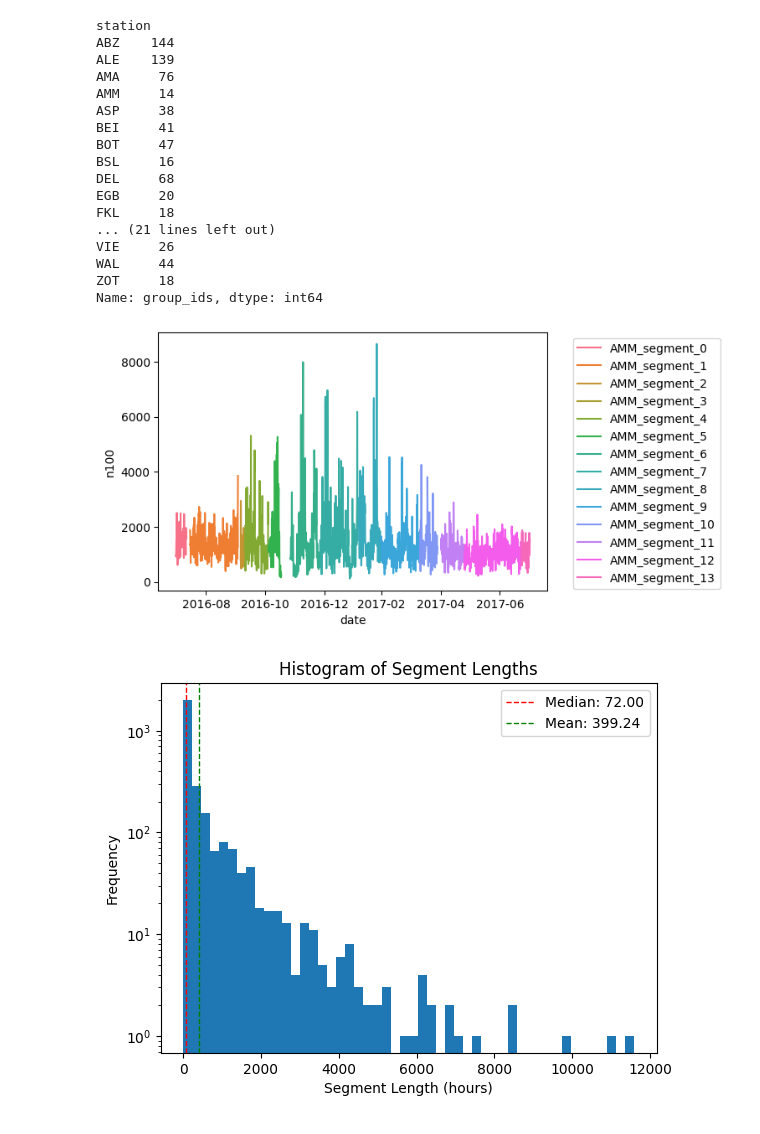
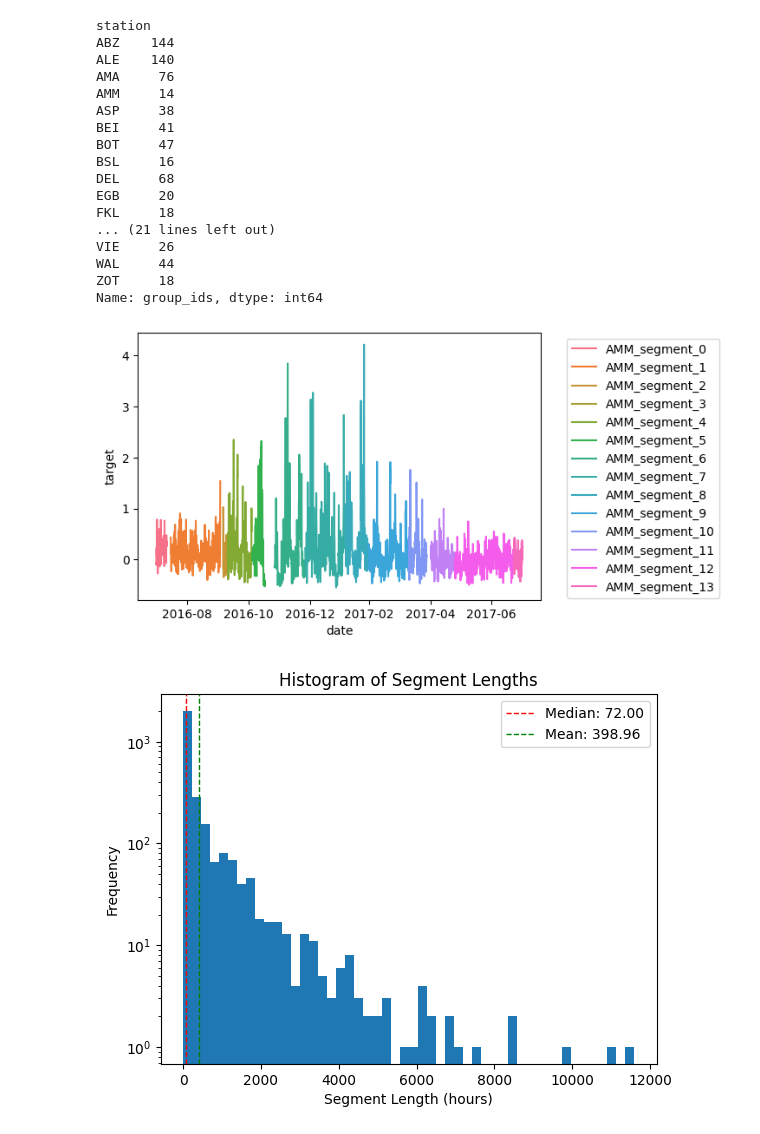
Before and after one commit to deinal/gap-fill-ccn, a Jupyter notebook: create_dataloader.ipynb, the cells around one changed output. Drawn from its saved outputs; the diff is of its cells as text; code cells hidden in the pictures.

Commit message:
Try standard scaling

```diff
--- a/create_dataloader.ipynb
+++ b/create_dataloader.ipynb
@@ -33,7 +33,9 @@ loc = ['latitude', 'longitude', 'altitude']
 
 env_types = ['env_type_coastal', 'env_type_remote', 'env_type_rural', 'env_type_rural_regional_background', 'env_type_urban', 'env_type_urban_background']
 
-log_transform = aerosols + gases + met
+feature_list = gases + met + aerosols + loc + env_types
+
+# log_transform = aerosols + gases + met
 
 # log-transforming the selected variables, setting negative values to the minimum observed positive value
 # for v in log_transform:
@@ -43,5 +45,25 @@ log_transform = aerosols + gases + met
 # data['n100'] = data['n100'].apply(lambda x: np.log(n100_positive_min) if (x < 0) else x)
 # data['n100'] = data['n100'].apply(lambda x: np.log(x) if pd.notnull(x) else np.nan)
 
+data.rename(columns={'n100': 'target'}, inplace=True)
+
+std_columns = gases + met + aerosols + ['target']
+
+# Calculate mean and standard deviation for each feature
+means = data[std_columns].mean()
+stds = data[std_columns].std()
+
+# Store the values in a dictionary for each feature
+scaler_params = {}
+for feature in std_columns:
+    scaler_params[feature] = {
+        'mean': means[feature],
+        'std': stds[feature]
+    }
+
+# Standardize the data
+for feature in std_columns:
+    data[feature] = (data[feature] - scaler_params[feature]['mean']) / scaler_params[feature]['std']
+
 data.head()
 # %% [output]
@@ -59,7 +79,7 @@ feature_list = gases + met + aerosols + loc + env_types
 data = data.dropna(axis=0)
 
 # Compute the difference between consecutive rows
-differences = data['n100'].diff()
+differences = data['target'].diff()
 
 # Filter out rows where the difference is zero
 data = data[differences != 0]
@@ -93,7 +113,7 @@ data.groupby('station')['group_ids'].nunique()
 # %% [output]
 station
 ABZ    144
-ALE    139
+ALE    140
 AMA     76
 AMM     14
 ASP     38
@@ -111,17 +131,17 @@ Name: group_ids, dtype: int64
 # %%
 # Filter the data for station ZOT
 filtered_data = data[data.station == 'AMM']
 
 # Create the plot
 plt.figure(figsize=(6, 4))
-sns.lineplot(data=filtered_data, x='date', y='n100', hue='group_ids')
+sns.lineplot(data=filtered_data, x='date', y='target', hue='group_ids')
 
 # Place the legend to the right of the plot
 plt.legend(bbox_to_anchor=(1.05, 1), loc='upper left')
 
 plt.show()
 # %% [output]
-[figure, old version]
+[figure, new version]
 # %%
 # group by station and group_ids, and calculate the length of each segment
 segment_lengths = data.groupby(['station', 'group_ids']).size()
```
Also changed, not shown: parts of 8 cells of this notebook, 5 other files.
